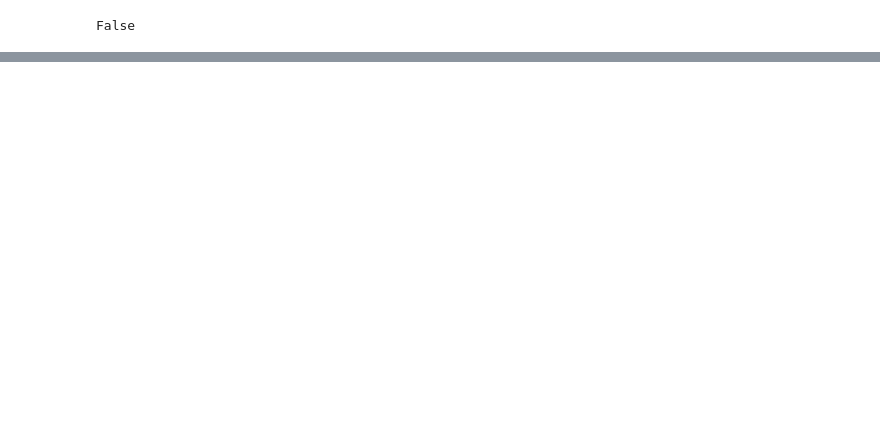
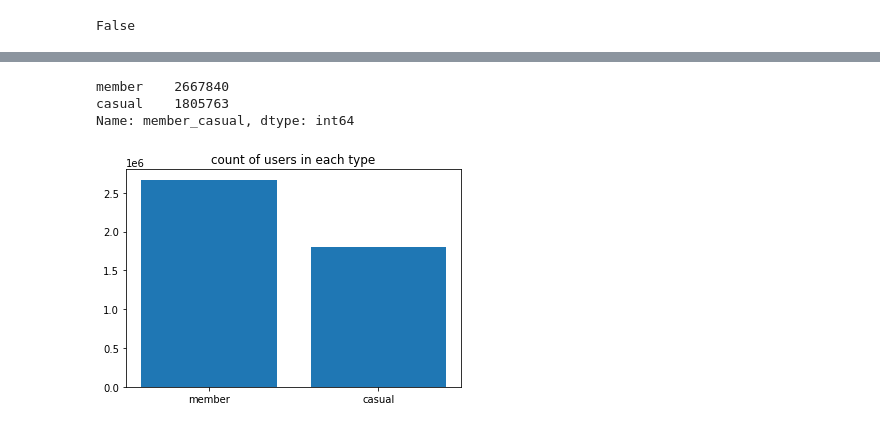
Before and after one commit to Gojo0007/Cyclistic_data_analysis, a Jupyter notebook: cyclistic_data_analysis.ipynb, the cells around one changed output, grey strips where cells are left out. Drawn from its saved outputs; the diff is of its cells as text; code cells hidden in the pictures; blank space fills up the shorter version.

```diff
--- a/cyclistic_data_analysis.ipynb
+++ b/cyclistic_data_analysis.ipynb
@@ -281,0 +297,3 @@ False
+# %%
+#filtering the values
+minus_data= cyclistic_data['ride_length'] < '00:00:00'
@@ -281,0 +318,2 @@ False
+# %%
+cyclistic_data.drop(cyclistic_data[minus_data].index, inplace=True)
@@ -281,0 +418,16 @@ False
+# %%
+# check the number of users in each type over the past 12 months
+user_types = cyclistic_data['member_casual'].value_counts()
+user_types
+# %% [output]
+member    2667840
+casual    1805763
+Name: member_casual, dtype: int64
+# %%
+# to plot the bar chart of the number of users in each type over the past 12 months
+
+plt.title('count of users in each type')
+plt.bar(user_types.index, user_types.values)
+plt.show()
+# %% [output]
+[figure, added]
```
Also changed, not shown: parts of 11 cells of this notebook.
